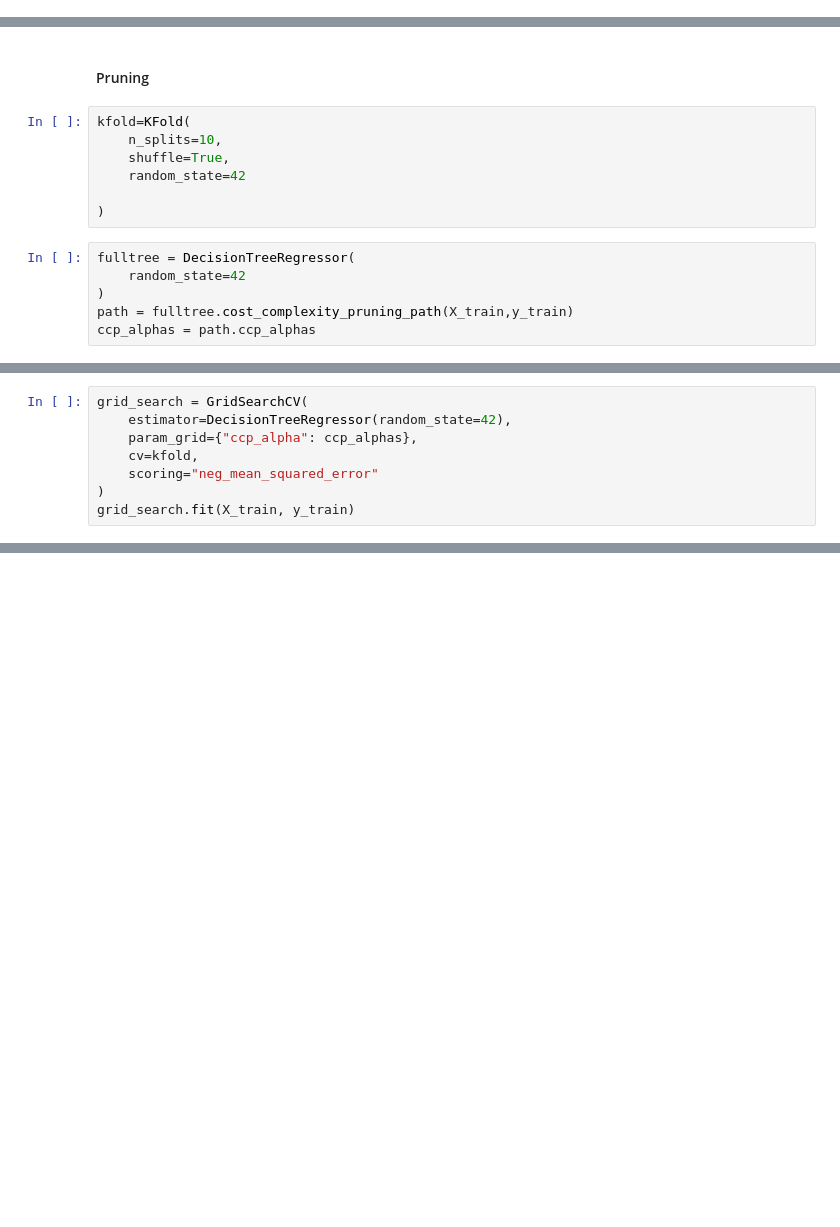
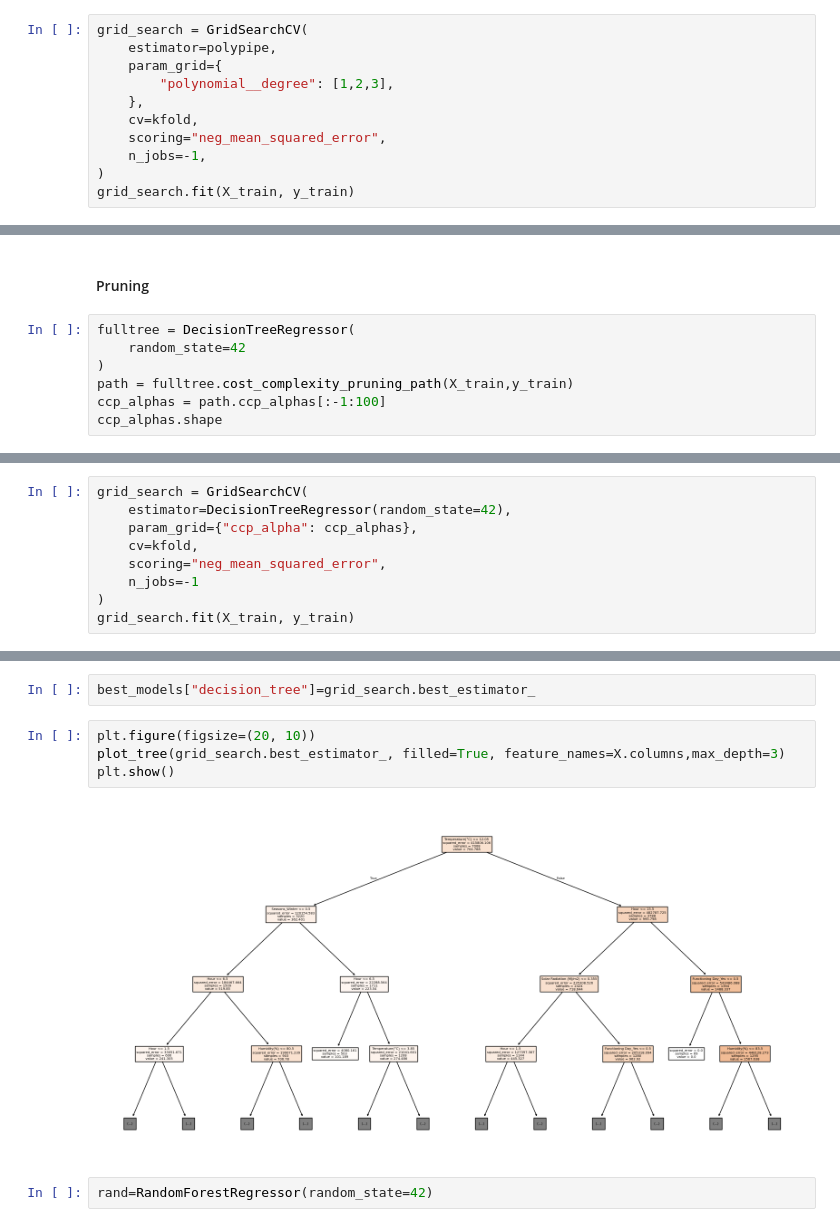
Before and after one commit to robbiesumner/DHBW-Machine-Learning-R2-D2, a Jupyter notebook: notebook.ipynb, the cells around one changed output, grey strips where cells are left out. Cells and saved outputs as stored; diff of their text form; blank space fills up the shorter version.

Commit message:
model vergleich

```diff
--- a/notebook.ipynb
+++ b/notebook.ipynb
@@ -89,0 +90,11 @@ np.float64(352.7958884382892)
+# %%
+grid_search = GridSearchCV(
+    estimator=polypipe,
+    param_grid={
+        "polynomial__degree": [1,2,3],
+    },
+    cv=kfold,
+    scoring="neg_mean_squared_error",
+    n_jobs=-1,
+)
+grid_search.fit(X_train, y_train)
@@ -106,16 +127,10 @@ plt.show()
 [figure]
 # %% [markdown]
 #### Pruning
-# %%
-kfold=KFold(
-    n_splits=10,
-    shuffle=True,
-    random_state=42
-
-)
 # %%
 fulltree = DecisionTreeRegressor(
     random_state=42
 )
 path = fulltree.cost_complexity_pruning_path(X_train,y_train)
-ccp_alphas = path.ccp_alphas
+ccp_alphas = path.ccp_alphas[:-1:100]
+ccp_alphas.shape
@@ -124,6 +141,7 @@ grid_search = GridSearchCV(
     estimator=DecisionTreeRegressor(random_state=42),
     param_grid={"ccp_alpha": ccp_alphas},
     cv=kfold,
-    scoring="neg_mean_squared_error"
+    scoring="neg_mean_squared_error",
+    n_jobs=-1
 )
 grid_search.fit(X_train, y_train)
@@ -129,0 +162,10 @@ grid_search.fit(X_train, y_train)
+# %%
+best_models["decision_tree"]=grid_search.best_estimator_
+# %%
+plt.figure(figsize=(20, 10))
+plot_tree(grid_search.best_estimator_, filled=True, feature_names=X.columns,max_depth=3)
+plt.show()
+# %% [output]
+[figure, added]
+# %%
+rand=RandomForestRegressor(random_state=42)
```
Also changed, not shown: parts of 16 cells of this notebook.
